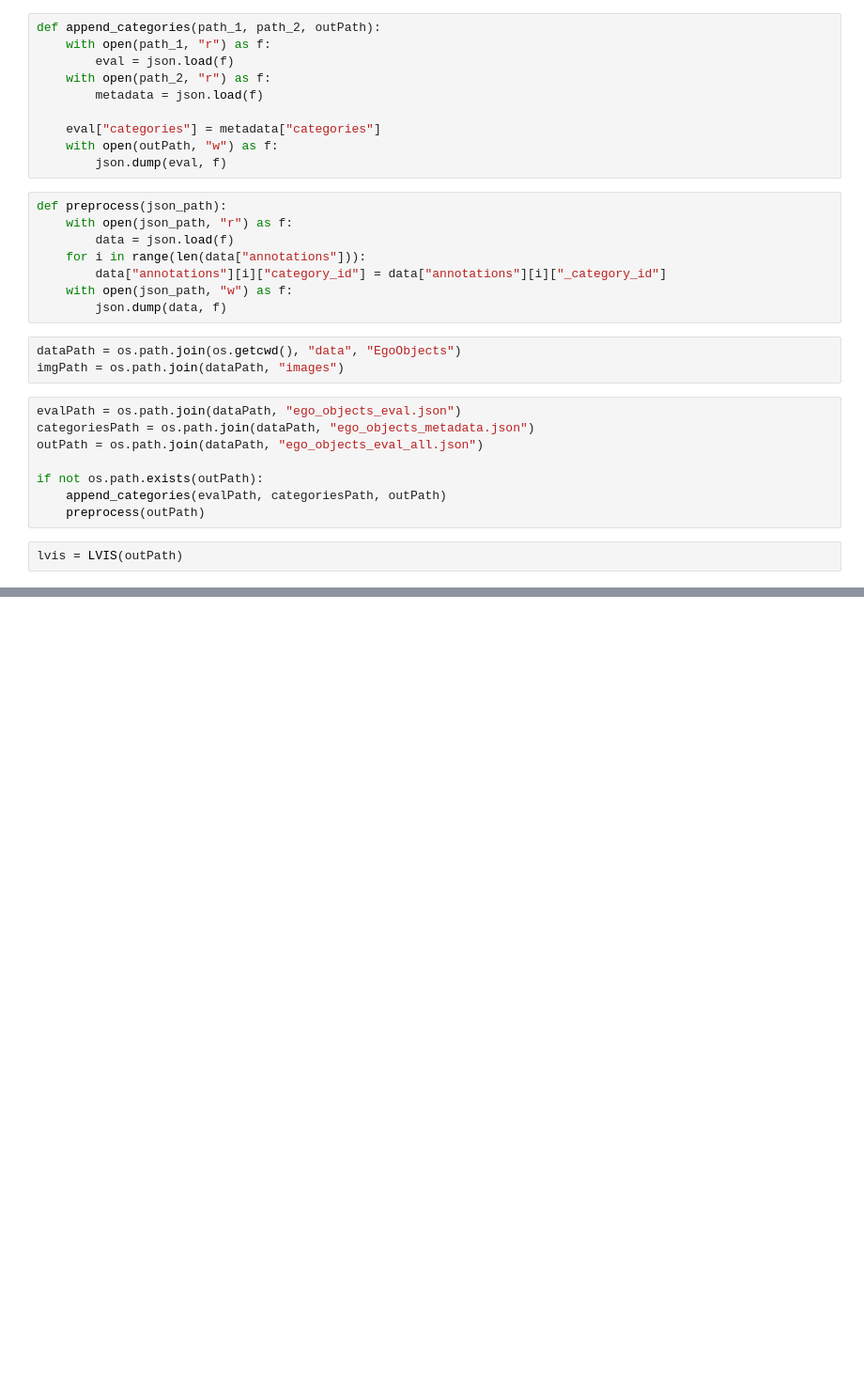
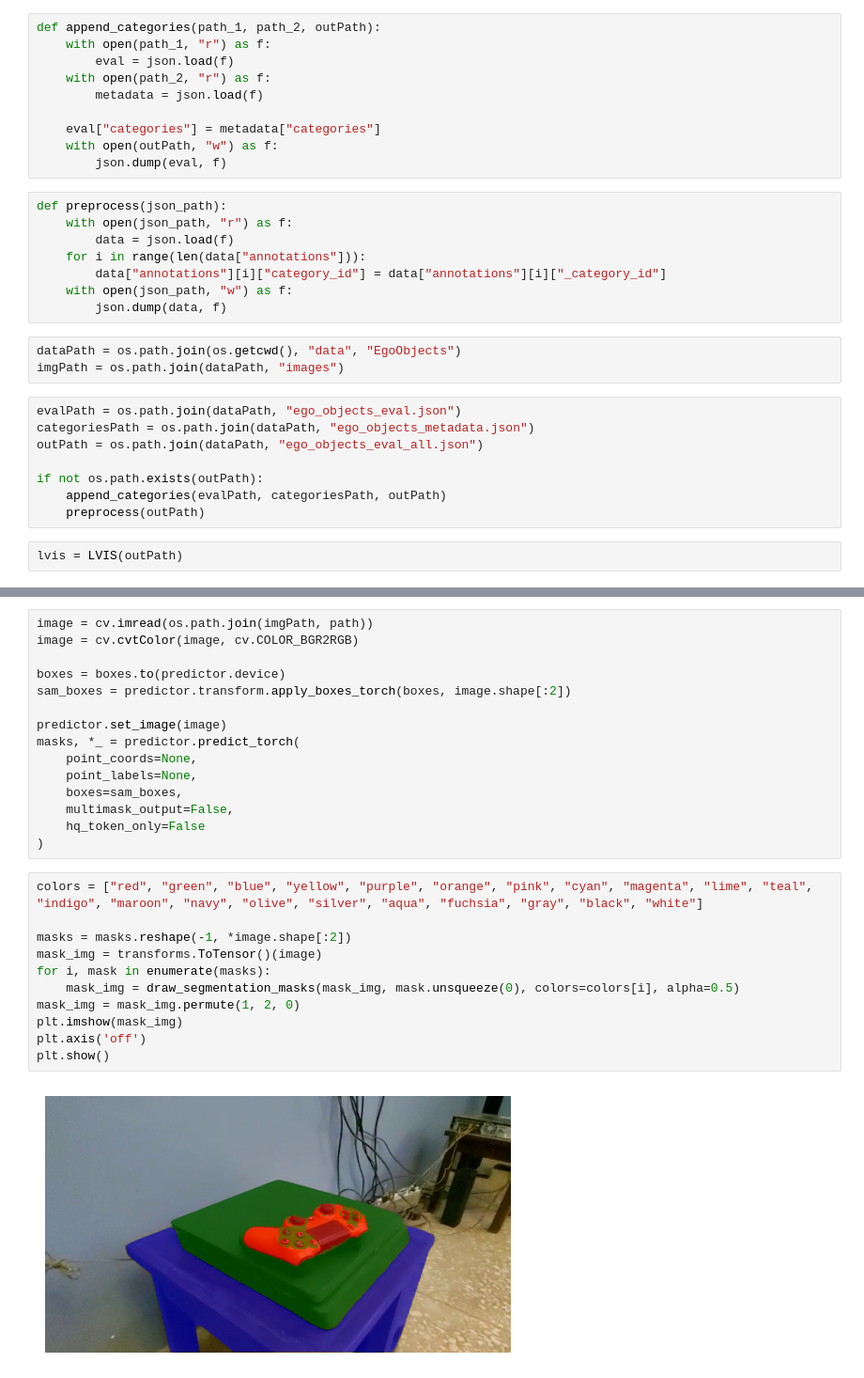
Before and after one commit to JustCati/Ego-SAM-RCNN, a Jupyter notebook: temp.ipynb, the cells around one changed output, grey strips where cells are left out. Shown at 94% size. Saved outputs shown, nothing was run; the diff lists cells and outputs as text; blank space fills up the shorter version.

Commit message:
feat: sam-hq integration for mask creation

```diff
--- a/temp.ipynb
+++ b/temp.ipynb
@@ -84,0 +112,28 @@ ValueError: Boxes need to be in (xmin, ymin, xmax, ymax) format. Use torchvision
+# %%
+image = cv.imread(os.path.join(imgPath, path))
+image = cv.cvtColor(image, cv.COLOR_BGR2RGB)
+
+boxes = boxes.to(predictor.device)
+sam_boxes = predictor.transform.apply_boxes_torch(boxes, image.shape[:2])
+
+predictor.set_image(image)
+masks, *_ = predictor.predict_torch(
+    point_coords=None,
+    point_labels=None,
+    boxes=sam_boxes,
+    multimask_output=False,
+    hq_token_only=False
+)
+# %%
+colors = ["red", "green", "blue", "yellow", "purple", "orange", "pink", "cyan", "magenta", "lime", "teal", "indigo", "maroon", "navy", "olive", "silver", "aqua", "fuchsia", "gray", "black", "white"]
+
+masks = masks.reshape(-1, *image.shape[:2])
+mask_img = transforms.ToTensor()(image)
+for i, mask in enumerate(masks):
+    mask_img = draw_segmentation_masks(mask_img, mask.unsqueeze(0), colors=colors[i], alpha=0.5)
+mask_img = mask_img.permute(1, 2, 0)
+plt.imshow(mask_img)
+plt.axis('off')
+plt.show()
+# %% [output]
+[figure, added]
```
Also changed, not shown: parts of 8 cells of this notebook.
